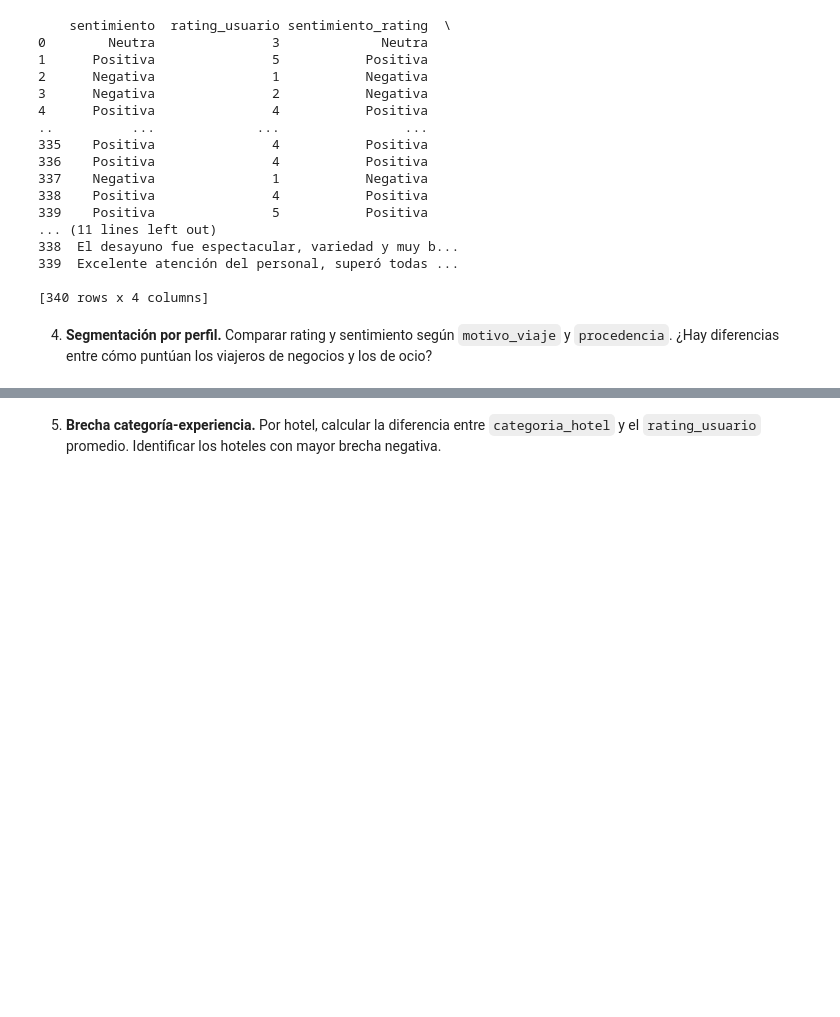
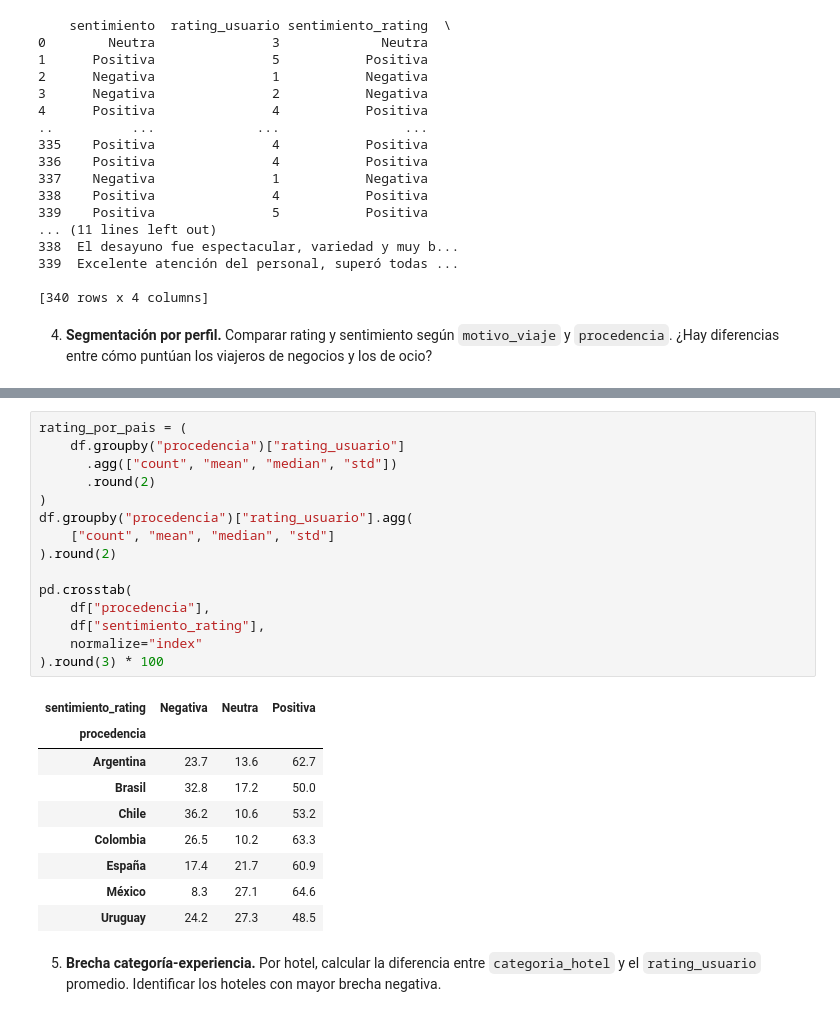
Before and after one commit to danischulday/data-analysis-course, a Jupyter notebook: modulo-4-visualizacion/clase-19/ejercicio-integrador.ipynb, the cells around one changed output, grey strips where cells are left out. Drawn from its saved outputs; the diff is of its cells as text; blank space fills up the shorter version.

```diff
--- a/modulo-4-visualizacion/clase-19/ejercicio-integrador.ipynb
+++ b/modulo-4-visualizacion/clase-19/ejercicio-integrador.ipynb
@@ -220,3 +242,28 @@ print(discrepancias[[
+# %%
+rating_por_pais = (
+    df.groupby("procedencia")["rating_usuario"]
+      .agg(["count", "mean", "median", "std"])
+      .round(2)
+)
+df.groupby("procedencia")["rating_usuario"].agg(
+    ["count", "mean", "median", "std"]
+).round(2)
+
+pd.crosstab(
+    df["procedencia"],
+    df["sentimiento_rating"],
+    normalize="index"
+).round(3) * 100
+# %% [output]
+| sentimiento_rating | Negativa | Neutra | Positiva |
+| procedencia |  |  |  |
+| Argentina | 23.7 | 13.6 | 62.7 |
+| Brasil | 32.8 | 17.2 | 50.0 |
+| Chile | 36.2 | 10.6 | 53.2 |
+| Colombia | 26.5 | 10.2 | 63.3 |
+| España | 17.4 | 21.7 | 60.9 |
+| México | 8.3 | 27.1 | 64.6 |
+| Uruguay | 24.2 | 27.3 | 48.5 |
 # %% [markdown]
 5. **Brecha categoría-experiencia.** Por hotel, calcular la diferencia entre `categoria_hotel` y el `rating_usuario` promedio. Identificar los hoteles con mayor brecha negativa.
 # %%
```
Also changed, not shown: parts of 6 cells of this notebook.
